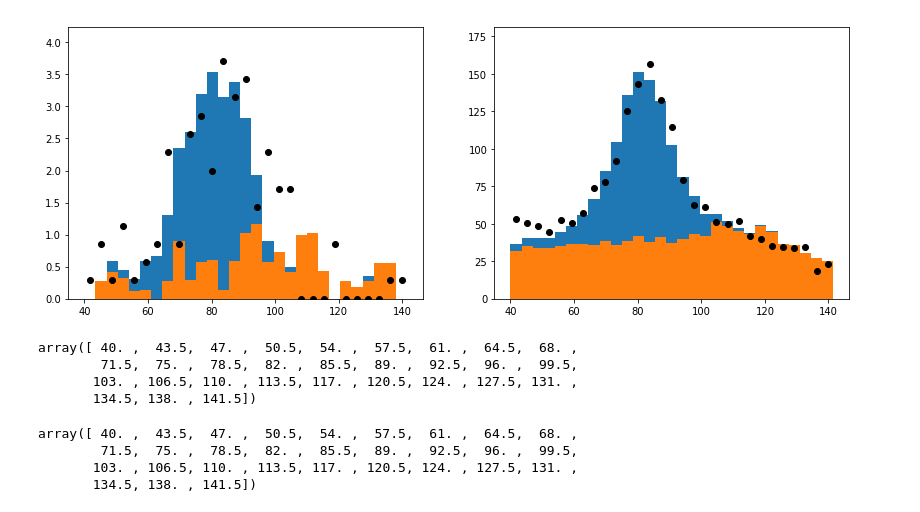
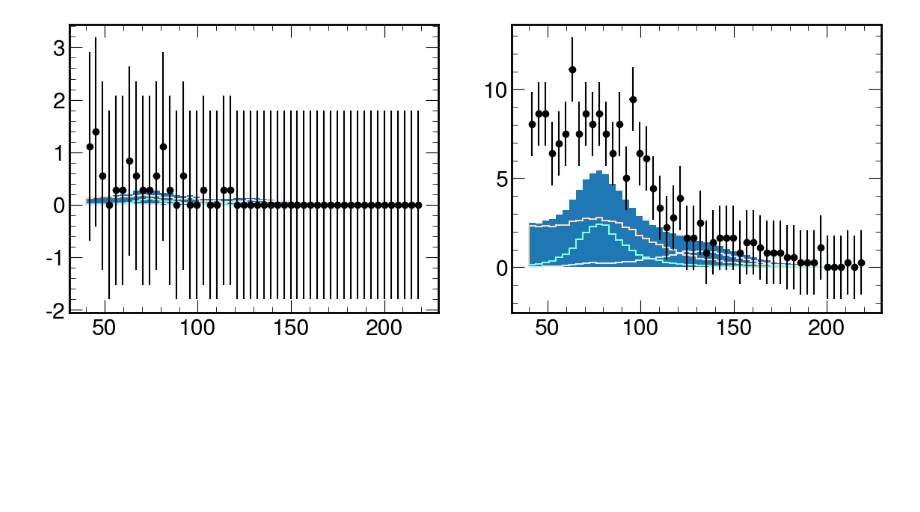
Before and after one commit to alintulu/PNCalibration, a Jupyter notebook: plot.ipynb, the cells around one changed output. Drawn from its saved outputs; the diff is of its cells as text; code cells hidden in the pictures; blank space fills up the shorter version.

Commit message:
plot fit

```diff
--- a/plot.ipynb
+++ b/plot.ipynb
@@ -1,8 +1,9 @@
 # %%
 import uproot
-import mplhep as hep
+import mplhep
 import matplotlib.pyplot as plt
 import numpy as np
+plt.style.use(mplhep.style.CMS)
 # %%
-f = uproot.open('fitdir/fitDiagnostics.root')
+f = uproot.open('fitDiagnostics.root')
 # %%
@@ -18,30 +40,21 @@ f['shapes_fit_s/wsffail'].keys()
 # %%
 fig, (ax1, ax2) = plt.subplots(1, 2, figsize=(14, 5))
 
-for reg, ax in zip(['pass', 'fail'], [ax1, ax2]):
+for reg, ax in zip(['Pass', 'Fail'], [ax1, ax2]):
     plt.sca(ax)
     hs = []
-    for key in "qcd", "wqq":
-        h, bins = f['shapes_fit_s/wsf{}/{}'.format(reg, key)].numpy()
+
+    h, bins = f['shapes_fit_s/Single{}/total'.format(reg)].to_numpy()
+    mplhep.histplot(h, bins, histtype="fill")
+
+    for key in ["non", "w", "top"]:
+        h, bins = f['shapes_fit_s/Single{}/{}'.format(reg, key)].to_numpy()
         hs.append(h)
 
-    data = f['shapes_fit_s/wsf{}/data'.format(reg)]
-    plt.errorbar(data.xvalues, data.yvalues, fmt='o', c='k')
+    xdata, ydata = f['shapes_fit_s/Single{}/data'.format(reg)].values()
+    xerrdata, yerrdata = f['shapes_fit_s/Single{}/data'.format(reg)].errors(which="mean")
+    plt.errorbar(xdata, ydata, xerrdata, yerrdata, fmt='o', c='k')
 
-    hep.histplot(hs, bins, stack=True, histtype='fill')
+    mplhep.histplot(hs, bins, color=["peachpuff","aquamarine","lavender"])
 # %% [output]
-[figure, old version]
+[figure, new version]
-# %%
-bins
-# %% [output]
-array([ 40. ,  43.5,  47. ,  50.5,  54. ,  57.5,  61. ,  64.5,  68. ,
-        71.5,  75. ,  78.5,  82. ,  85.5,  89. ,  92.5,  96. ,  99.5,
-       103. , 106.5, 110. , 113.5, 117. , 120.5, 124. , 127.5, 131. ,
-       134.5, 138. , 141.5])
-# %%
-np.linspace(40, 141.5, 30)
-# %% [output]
-array([ 40. ,  43.5,  47. ,  50.5,  54. ,  57.5,  61. ,  64.5,  68. ,
-        71.5,  75. ,  78.5,  82. ,  85.5,  89. ,  92.5,  96. ,  99.5,
-       103. , 106.5, 110. , 113.5, 117. , 120.5, 124. , 127.5, 131. ,
-       134.5, 138. , 141.5])
```
Also changed, not shown: parts of 2 cells of this notebook, 3 other files.
